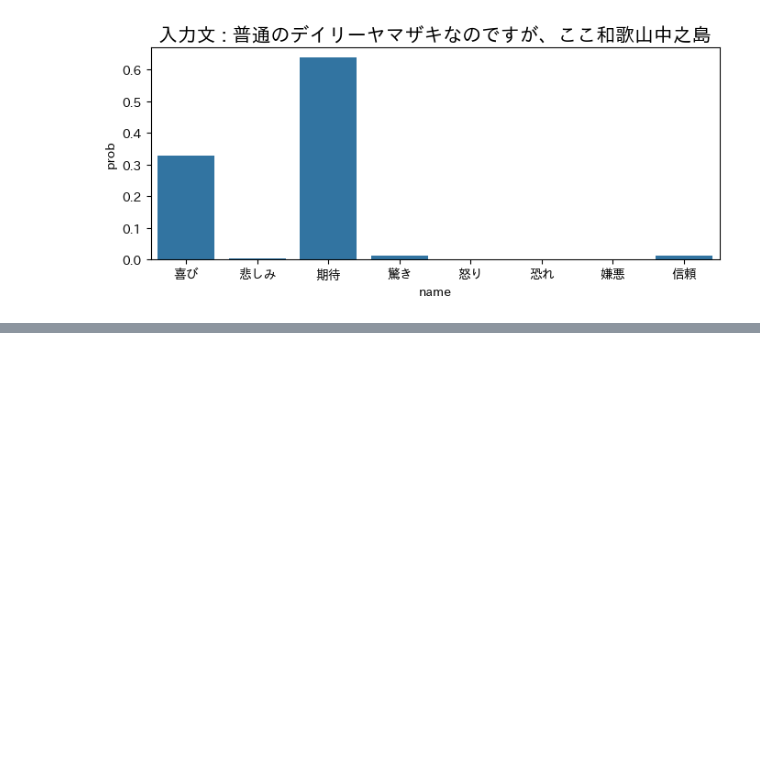
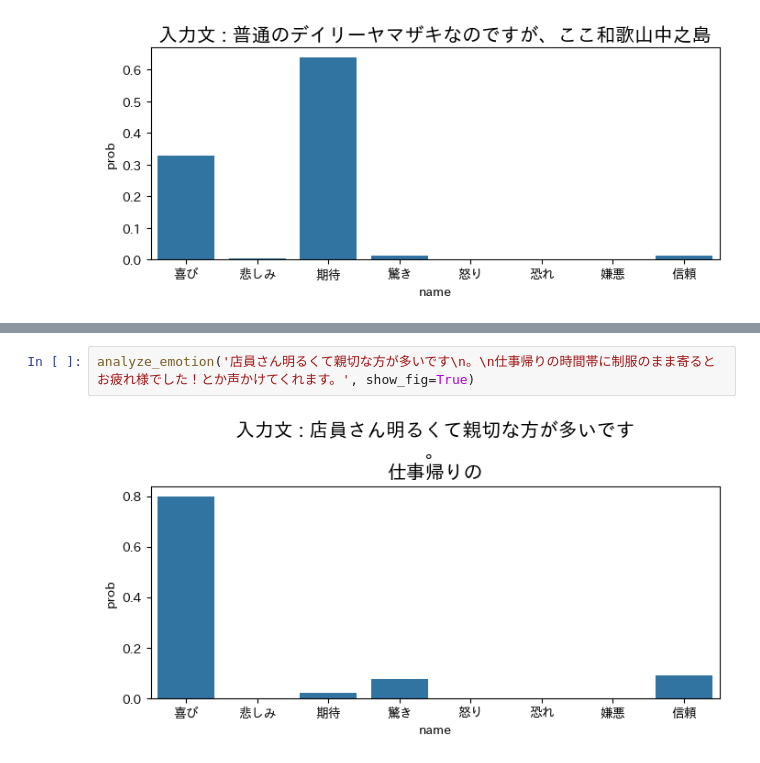
Before and after one commit to Kynea0b/demo-nlp, a Jupyter notebook: notebooks/8-emotions.ipynb, the cells around one changed output, grey strips where cells are left out. Drawn from its saved outputs; the diff is of its cells as text; blank space fills up the shorter version.

```diff
--- a/notebooks/8-emotions.ipynb
+++ b/notebooks/8-emotions.ipynb
@@ -169,0 +174,4 @@ analyze_emotion('普通のデイリーヤマザキなのですが、ここ和歌
+# %%
+analyze_emotion('店員さん明るくて親切な方が多いです\n。\n仕事帰りの時間帯に制服のまま寄るとお疲れ様でした！とか声かけてくれます。', show_fig=True)
+# %% [output]
+[figure, added]
```
Also changed, not shown: parts of 5 cells of this notebook.
